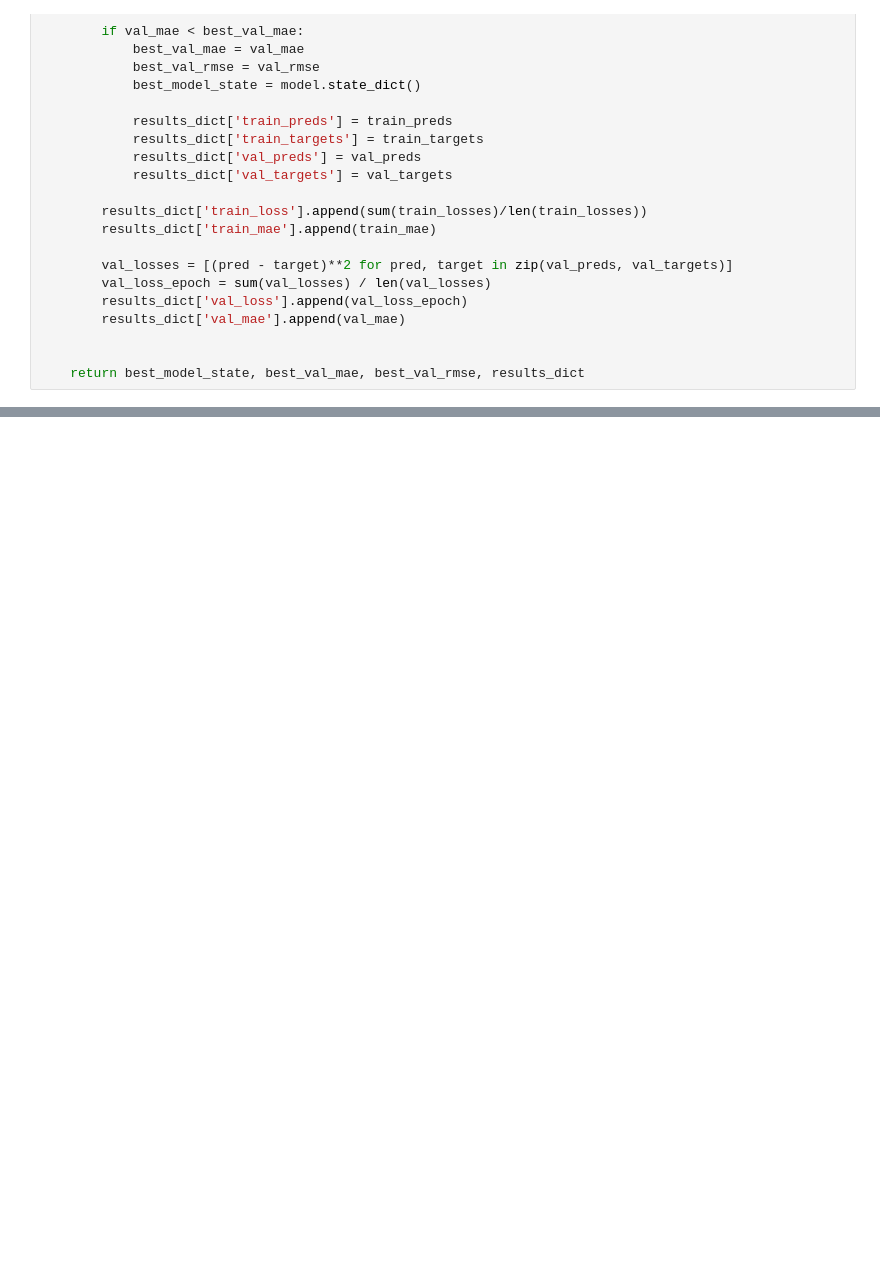
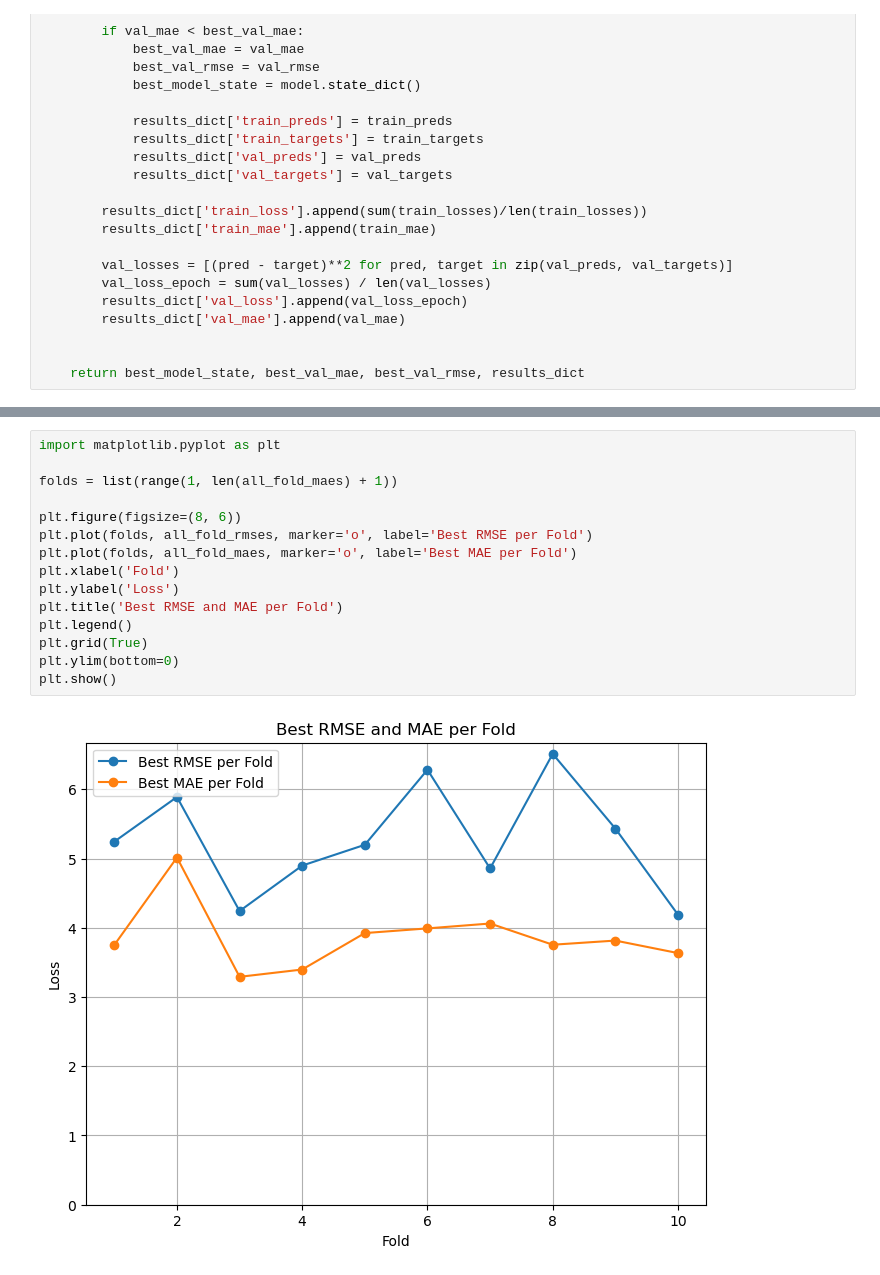
Before and after one commit to enrique-perezb/EC523_proj, a Jupyter notebook: T1_GAT/train_GAT.ipynb, the cells around one changed output, grey strips where cells are left out. Drawn from its saved outputs; the diff is of its cells as text; blank space fills up the shorter version.

```diff
--- a/T1_GAT/train_GAT.ipynb
+++ b/T1_GAT/train_GAT.ipynb
@@ -191,0 +189,17 @@ for fold, results in all_results.items():
+# %%
+import matplotlib.pyplot as plt
+
+folds = list(range(1, len(all_fold_maes) + 1))
+
+plt.figure(figsize=(8, 6))
+plt.plot(folds, all_fold_rmses, marker='o', label='Best RMSE per Fold')
+plt.plot(folds, all_fold_maes, marker='o', label='Best MAE per Fold')
+plt.xlabel('Fold')
+plt.ylabel('Loss')
+plt.title('Best RMSE and MAE per Fold')
+plt.legend()
+plt.grid(True)
+plt.ylim(bottom=0)
+plt.show()
+# %% [output]
+[figure, added]
```
Also changed, not shown: parts of 8 cells of this notebook, 6 other files.
